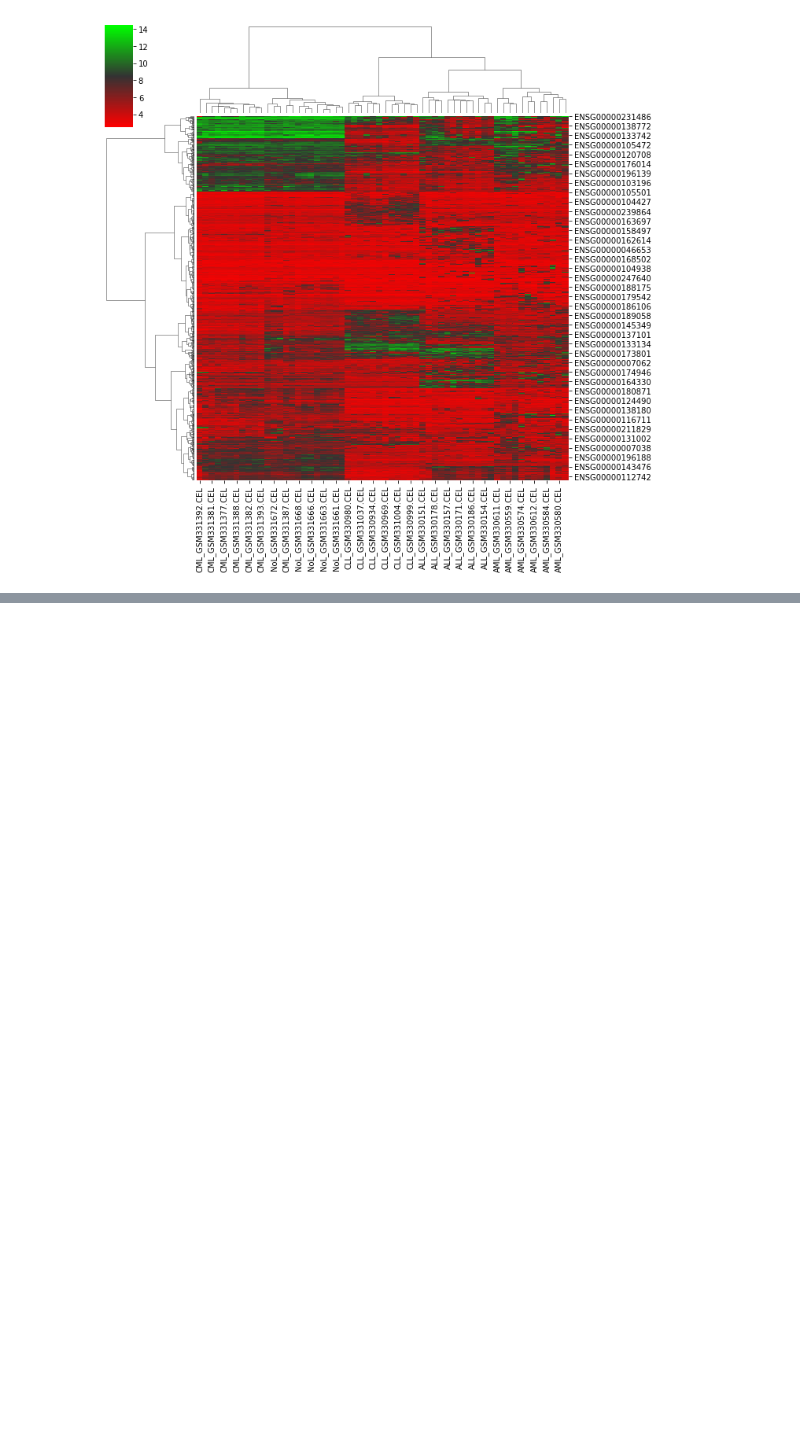
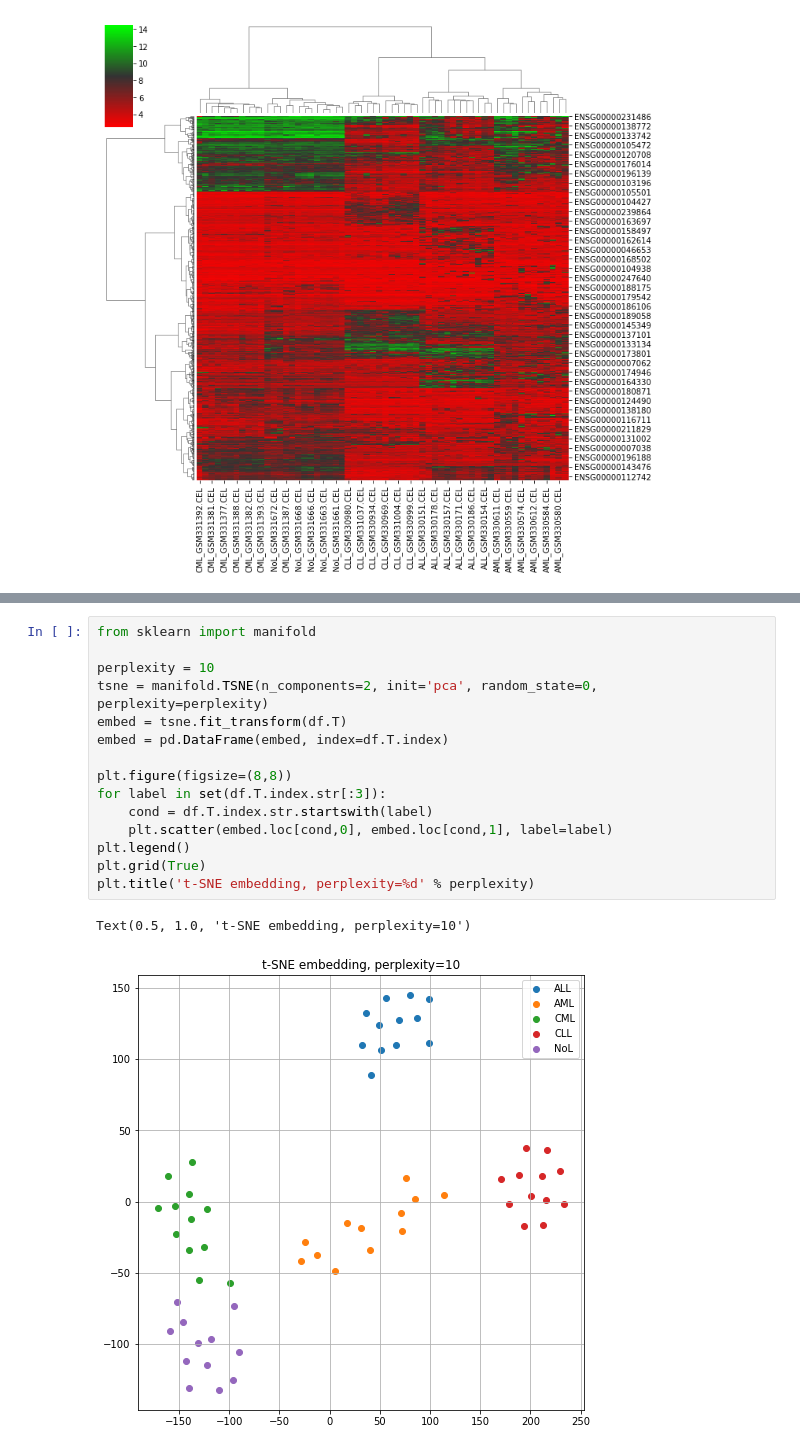
Before and after one commit to taneishi/leukemia, a Jupyter notebook: clustering.ipynb, the cells around one changed output, grey strips where cells are left out. Saved outputs shown, nothing was run; the diff lists cells and outputs as text; blank space fills up the shorter version.

```diff
--- a/clustering.ipynb
+++ b/clustering.ipynb
@@ -49,0 +70,18 @@ dendrogram = hierarchy.dendrogram(linkage, labels=list(df.T.index), leaf_font_si
+# %%
+from sklearn import manifold
+
+perplexity = 10
+tsne = manifold.TSNE(n_components=2, init='pca', random_state=0, perplexity=perplexity)
+embed = tsne.fit_transform(df.T)
+embed = pd.DataFrame(embed, index=df.T.index)
+
+plt.figure(figsize=(8,8))
+for label in set(df.T.index.str[:3]):
+    cond = df.T.index.str.startswith(label)
+    plt.scatter(embed.loc[cond,0], embed.loc[cond,1], label=label)
+plt.legend()
+plt.grid(True)
+plt.title('t-SNE embedding, perplexity=%d' % perplexity)
+# %% [output]
+Text(0.5, 1.0, 't-SNE embedding, perplexity=10')
+[figure, added]
```
Also changed, not shown: parts of 2 cells of this notebook.
